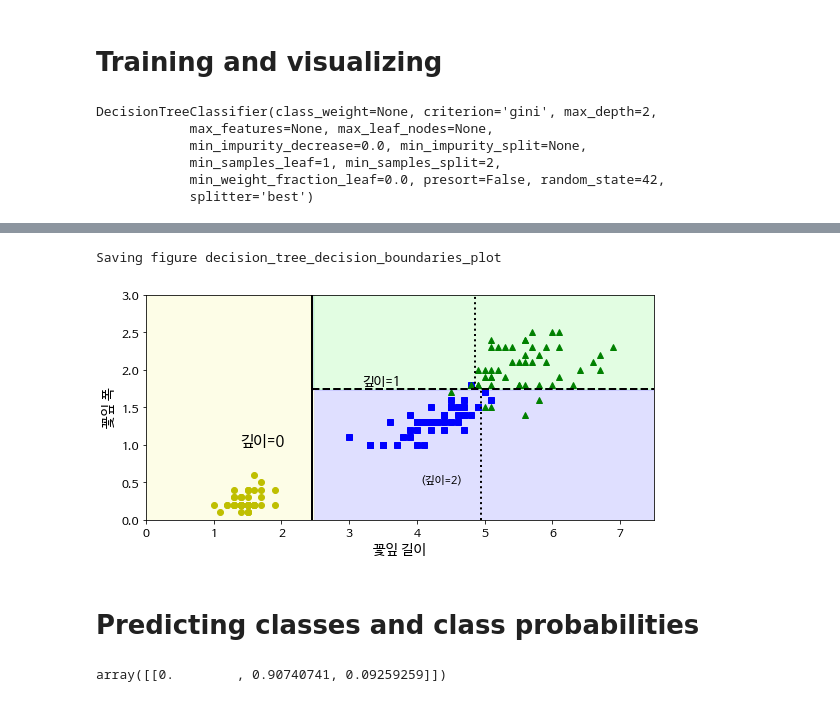
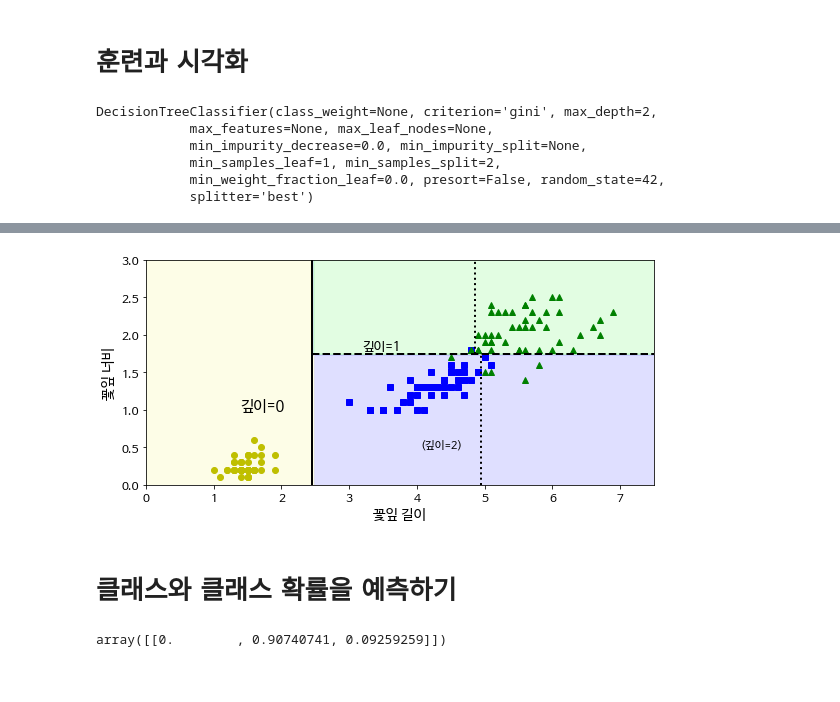
Before and after one commit to gocks8/deep_study, a Jupyter notebook: 06_decision_trees.ipynb, the cells around one changed output, grey strips where cells are left out. Cells and saved outputs as stored; diff of their text form; code cells hidden in the pictures.

```diff
--- a/06_decision_trees.ipynb
+++ b/06_decision_trees.ipynb
@@ -41,8 +52,8 @@ def save_fig(fig_id, tight_layout=True):
     if tight_layout:
         plt.tight_layout()
     plt.savefig(image_path(fig_id) + ".png", format='png', dpi=300)
-# %% [markdown]
-# Training and visualizing
+# %% [markdown]
+# 훈련과 시각화
 # %%
 from sklearn.datasets import load_iris
 from sklearn.tree import DecisionTreeClassifier
@@ -94,38 +105,37 @@ def plot_decision_boundary(clf, X, y, axes=[0, 7.5, 0, 3], iris=True, legend=Fal
     plt.contourf(x1, x2, y_pred, alpha=0.3, cmap=custom_cmap)
     if not iris:
         custom_cmap2 = ListedColormap(['#7d7d58','#4c4c7f','#507d50'])
         plt.contour(x1, x2, y_pred, cmap=custom_cmap2, alpha=0.8)
     if plot_training:
         plt.plot(X[:, 0][y==0], X[:, 1][y==0], "yo", label="Iris-Setosa")
         plt.plot(X[:, 0][y==1], X[:, 1][y==1], "bs", label="Iris-Versicolor")
         plt.plot(X[:, 0][y==2], X[:, 1][y==2], "g^", label="Iris-Virginica")
         plt.axis(axes)
     if iris:
         plt.xlabel("꽃잎 길이", fontsize=14)
-        plt.ylabel("꽃잎 폭", fontsize=14)
+        plt.ylabel("꽃잎 너비", fontsize=14)
     else:
         plt.xlabel(r"$x_1$", fontsize=18)
         plt.ylabel(r"$x_2$", fontsize=18, rotation=0)
     if legend:
         plt.legend(loc="lower right", fontsize=14)
 
 plt.figure(figsize=(8, 4))
 plot_decision_boundary(tree_clf, X, y)
 plt.plot([2.45, 2.45], [0, 3], "k-", linewidth=2)
 plt.plot([2.45, 7.5], [1.75, 1.75], "k--", linewidth=2)
 plt.plot([4.95, 4.95], [0, 1.75], "k:", linewidth=2)
 plt.plot([4.85, 4.85], [1.75, 3], "k:", linewidth=2)
 plt.text(1.40, 1.0, "깊이=0", fontsize=15)
 plt.text(3.2, 1.80, "깊이=1", fontsize=13)
 plt.text(4.05, 0.5, "(깊이=2)", fontsize=11)
 
 save_fig("decision_tree_decision_boundaries_plot")
 plt.show()
 # %% [output]
-Saving figure decision_tree_decision_boundaries_plot
-[figure, old version]
+[figure, new version]
-# %% [markdown]
-# Predicting classes and class probabilities
+# %% [markdown]
+# 클래스와 클래스 확률을 예측하기
 # %%
 tree_clf.predict_proba([[5, 1.5]])
 # %% [output]
```
Also changed, not shown: parts of 48 cells of this notebook, 4 other files.
